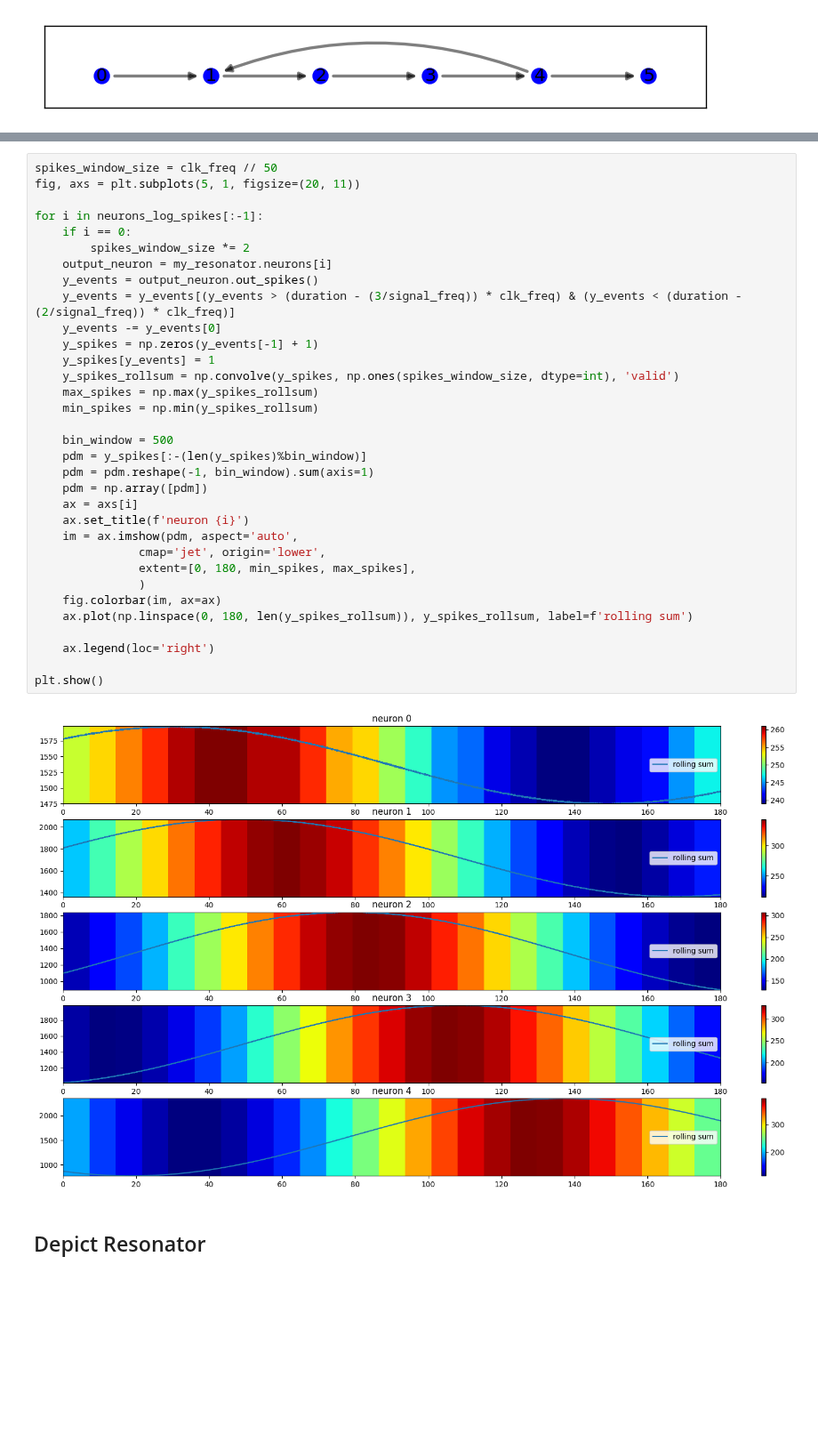
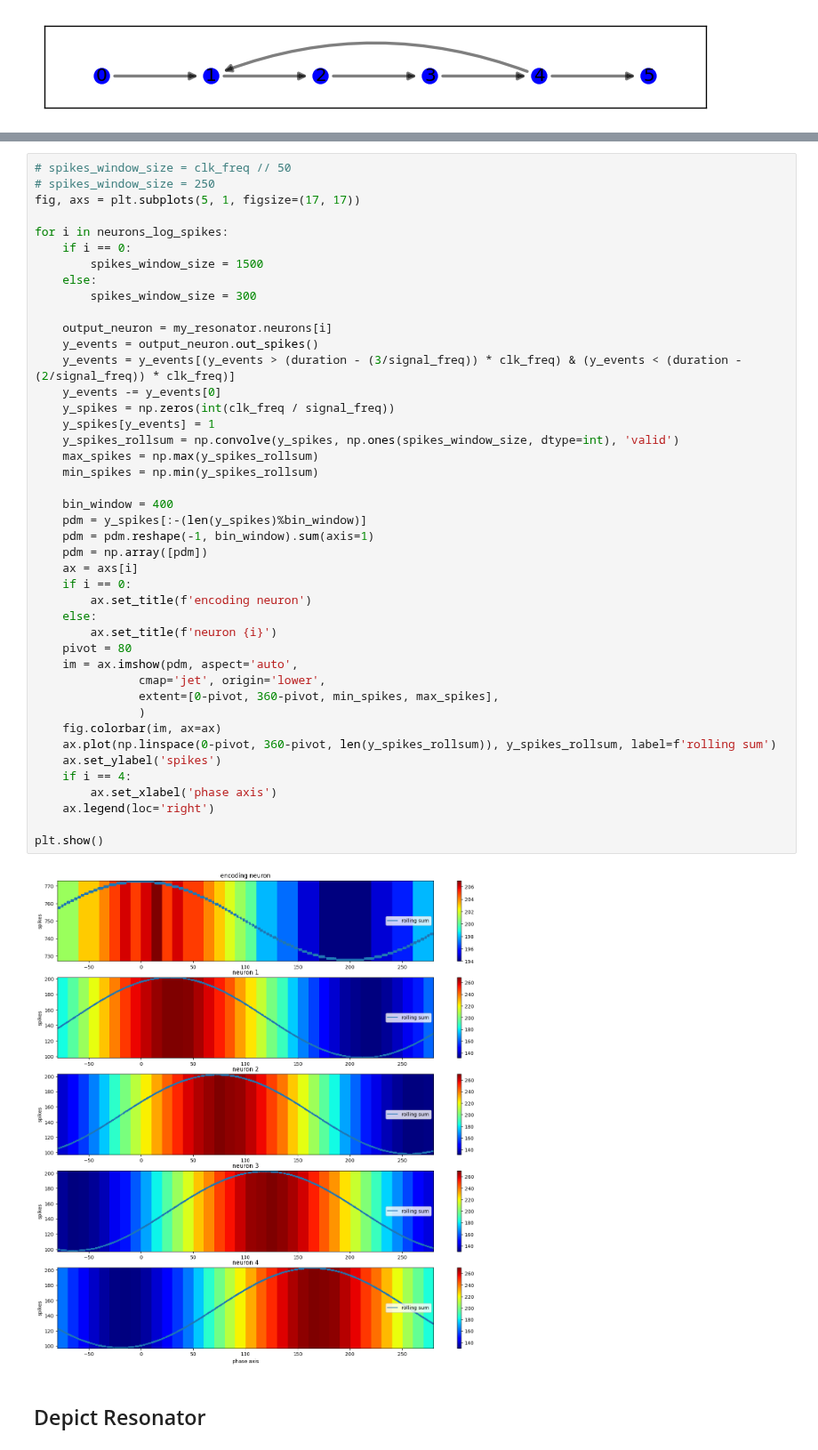
Before and after one commit to yakir4123/SNN-SCTN, a Jupyter notebook: notebooks/resonator_test_sine.ipynb, the cells around one changed output, grey strips where cells are left out. Shown at 89% size. Cells and saved outputs as stored; diff of their text form; blank space fills up the shorter version.

```diff
--- a/notebooks/resonator_test_sine.ipynb
+++ b/notebooks/resonator_test_sine.ipynb
@@ -163,40 +168,50 @@ for i in neurons_log_spikes:
 my_resonator.input_full_data(sine_wave)
 None
 # %%
-spikes_window_size = clk_freq // 50
-fig, axs = plt.subplots(5, 1, figsize=(20, 11))
+# spikes_window_size = clk_freq // 50
+# spikes_window_size = 250
+fig, axs = plt.subplots(5, 1, figsize=(17, 17))
 
-for i in neurons_log_spikes[:-1]:
+for i in neurons_log_spikes:
     if i == 0:
-        spikes_window_size *= 2
+        spikes_window_size = 1500
+    else:
+        spikes_window_size = 300
+
     output_neuron = my_resonator.neurons[i]
     y_events = output_neuron.out_spikes()
     y_events = y_events[(y_events > (duration - (3/signal_freq)) * clk_freq) & (y_events < (duration - (2/signal_freq)) * clk_freq)]
     y_events -= y_events[0]
-    y_spikes = np.zeros(y_events[-1] + 1)
+    y_spikes = np.zeros(int(clk_freq / signal_freq))
     y_spikes[y_events] = 1
     y_spikes_rollsum = np.convolve(y_spikes, np.ones(spikes_window_size, dtype=int), 'valid')
     max_spikes = np.max(y_spikes_rollsum)
     min_spikes = np.min(y_spikes_rollsum)
 
-    bin_window = 500
+    bin_window = 400
     pdm = y_spikes[:-(len(y_spikes)%bin_window)]
     pdm = pdm.reshape(-1, bin_window).sum(axis=1)
     pdm = np.array([pdm])
     ax = axs[i]
-    ax.set_title(f'neuron {i}')
+    if i == 0:
+        ax.set_title(f'encoding neuron')
+    else:
+        ax.set_title(f'neuron {i}')
+    pivot = 80
     im = ax.imshow(pdm, aspect='auto',
                cmap='jet', origin='lower',
-               extent=[0, 180, min_spikes, max_spikes],
+               extent=[0-pivot, 360-pivot, min_spikes, max_spikes],
                )
     fig.colorbar(im, ax=ax)
-    ax.plot(np.linspace(0, 180, len(y_spikes_rollsum)), y_spikes_rollsum, label=f'rolling sum')
-
+    ax.plot(np.linspace(0-pivot, 360-pivot, len(y_spikes_rollsum)), y_spikes_rollsum, label=f'rolling sum')
+    ax.set_ylabel('spikes')
+    if i == 4:
+        ax.set_xlabel('phase axis')
     ax.legend(loc='right')
 
 plt.show()
 # %% [output]
-[figure, old version]
+[figure, new version]
 # %% [markdown]
 ## Depict Resonator
 # %%
```
Also changed, not shown: parts of 8 cells of this notebook, 5 other files.
